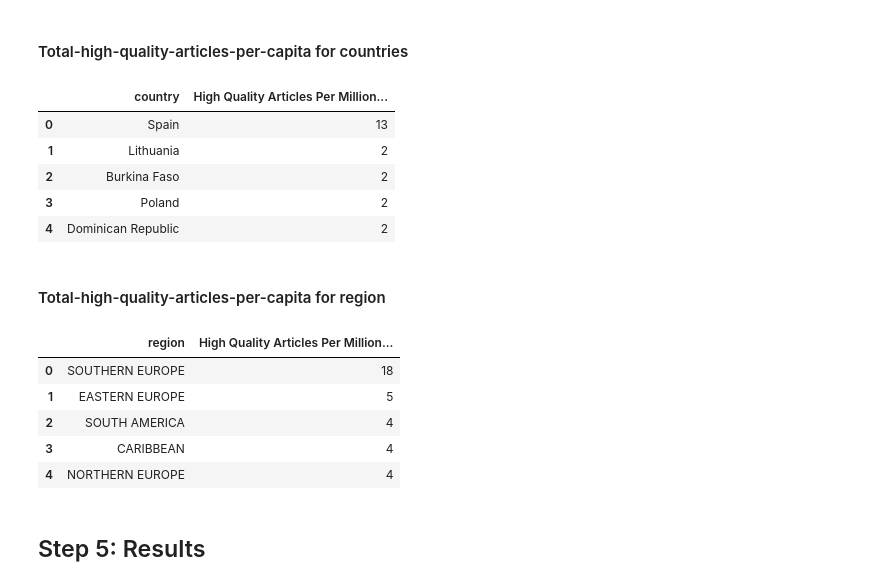
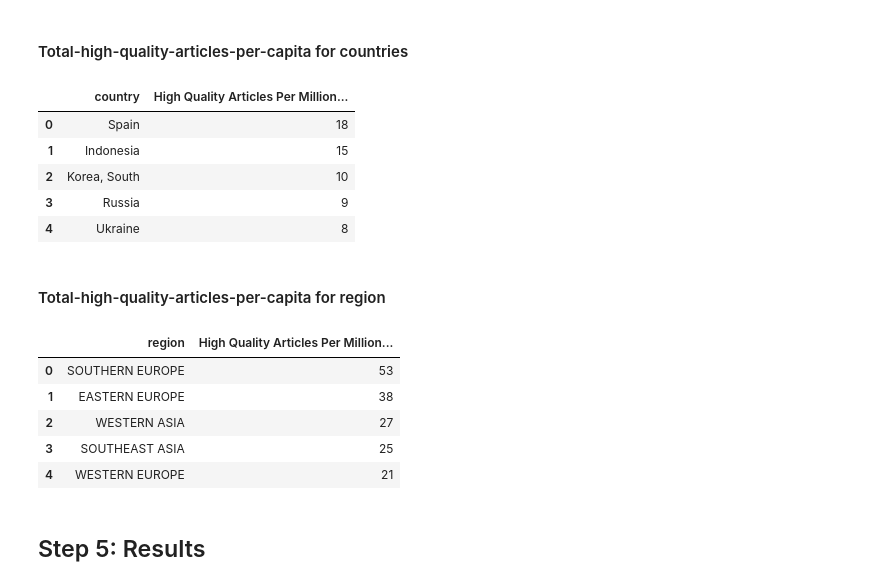
Before and after one commit to sparshna/data-512-homework2, a Jupyter notebook: homework.ipynb, the cells around one changed output. Cells and saved outputs as stored; diff of their text form; code cells hidden in the pictures.

```diff
--- a/homework.ipynb
+++ b/homework.ipynb
@@ -295,6 +296,9 @@ Merged dataset saved as 'wp_politicians_by_country.csv' with required columns.
 | 2 | Tayyab Agha | https://en.wikipedia.org/wiki/Tay... | Afghanistan | Tayyab_Agha | 1.225662e+09 | Start | 42.4 | SOUTH ASIA |
 | 3 | Khadija Zahra Ahmadi | https://en.wikipedia.org/wiki/Kha... | Afghanistan | Khadija_Zahra_Ahmadi | 1.234742e+09 | Stub | 42.4 | SOUTH ASIA |
 | 4 | Aziza Ahmadyar | https://en.wikipedia.org/wiki/Azi... | Afghanistan | Aziza_Ahmadyar | 1.195651e+09 | Start | 42.4 | SOUTH ASIA |
+# %%
+# load wp_politicians_by_country.csv in dataframe merged_df
+merged_df2 = pd.read_csv('wp_politicians_by_country.csv')
 # %% [markdown]
 ## Step 4: Analysis
 # %% [markdown]
@@ -374,26 +378,27 @@ articles_per_region_per_capita_df.sort_values(by='Articles Per Capita Per Millio
 # %%
 # article quality rated as FA by country
 
-fa_articles_per_country =merged_df2[merged_df2['article_quality'] == 'FA']['country'].value_counts().reset_index()
+#fa_articles_per_country =merged_df2[merged_df2['article_quality'] == 'FA']['country'].value_counts().reset_index()
+fa_articles_per_country = merged_df2[merged_df2['article_quality'].isin(['FA', 'GA'])]['country'].value_counts().reset_index()
 
 fa_articles_per_country.columns = ['country', 'High Quality Articles Per Million Population']
 
 fa_articles_per_country = fa_articles_per_country.reset_index(drop=True)
 
 fa_articles_per_country.head()
 # %% [output]
 |  | country | High Quality Articles Per Million... |
-| 0 | Spain | 13 |
-| 1 | Lithuania | 2 |
-| 2 | Burkina Faso | 2 |
-| 3 | Poland | 2 |
-| 4 | Dominican Republic | 2 |
+| 0 | Spain | 18 |
+| 1 | Indonesia | 15 |
+| 2 | Korea, South | 10 |
+| 3 | Russia | 9 |
+| 4 | Ukraine | 8 |
 # %% [markdown]
 #### Total-high-quality-articles-per-capita for region
 # %%
 # article quality rated as FA by region
 
-fa_articles_per_region = merged_df2[merged_df2['article_quality'] == 'FA']['region'].value_counts().reset_index()
+fa_articles_per_region = merged_df2[merged_df2['article_quality'].isin(['FA', 'GA'])]['region'].value_counts().reset_index()
 
 fa_articles_per_region.columns = ['region', 'High Quality Articles Per Million Population']
 
@@ -402,11 +407,11 @@ fa_articles_per_region = fa_articles_per_region.reset_index(drop=True)
 fa_articles_per_region.head()
 # %% [output]
 |  | region | High Quality Articles Per Million... |
-| 0 | SOUTHERN EUROPE | 18 |
-| 1 | EASTERN EUROPE | 5 |
-| 2 | SOUTH AMERICA | 4 |
-| 3 | CARIBBEAN | 4 |
-| 4 | NORTHERN EUROPE | 4 |
+| 0 | SOUTHERN EUROPE | 53 |
+| 1 | EASTERN EUROPE | 38 |
+| 2 | WESTERN ASIA | 27 |
+| 3 | SOUTHEAST ASIA | 25 |
+| 4 | WESTERN EUROPE | 21 |
 # %% [markdown]
 ## Step 5: Results
 # %% [markdown]
```
Also changed, not shown: parts of 5 cells of this notebook.
